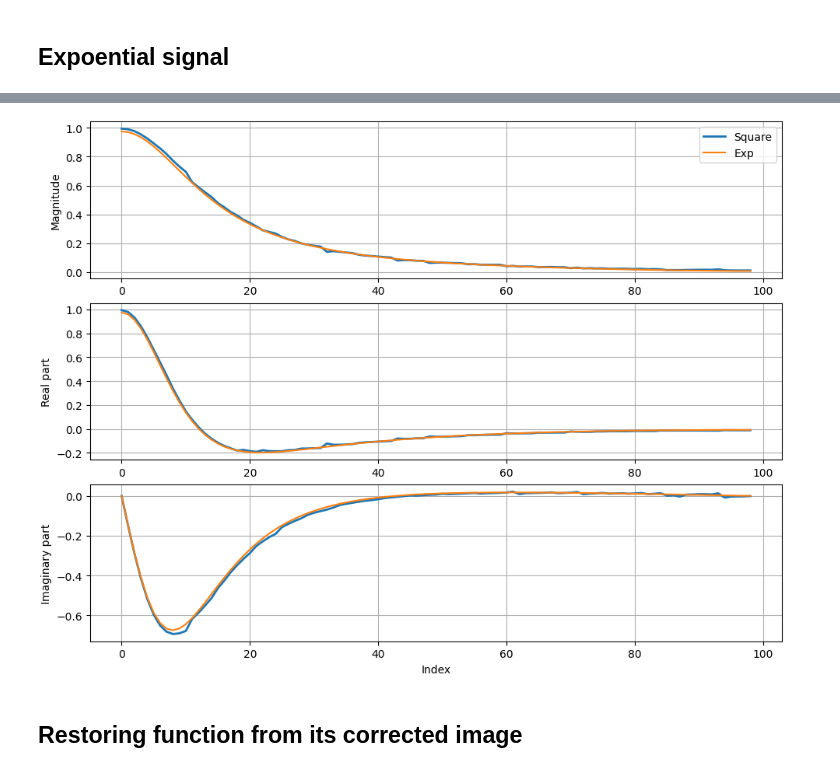
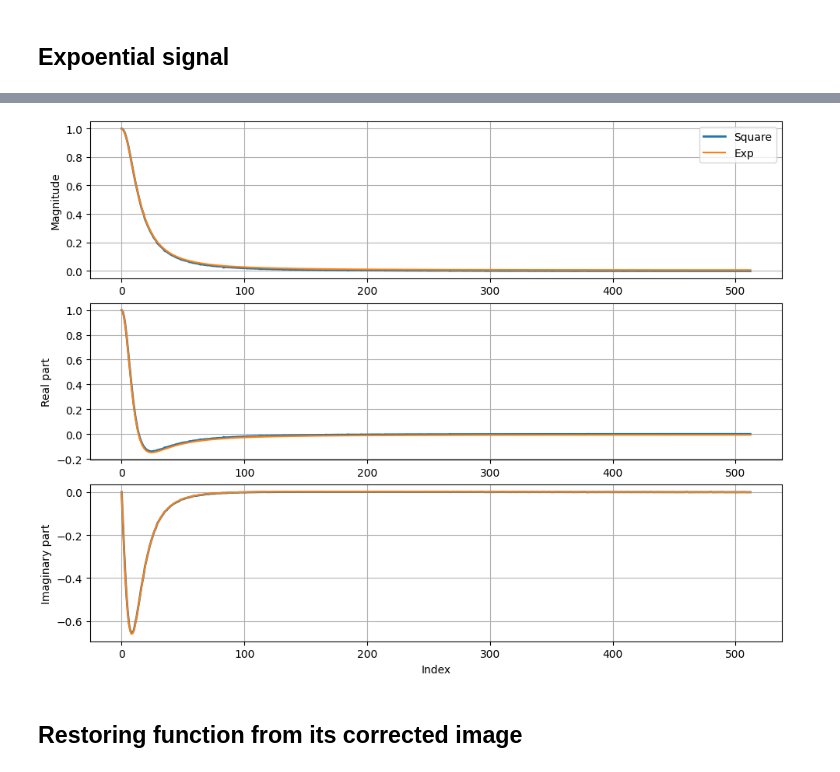
Before and after one commit to Denys-Klekots/GRAiNITA_testbeam, a Jupyter notebook: PSD/Fourrier_corrections_proof_of_concept/demonstration.ipynb, the cells around one changed output, grey strips where cells are left out. Cells and saved outputs as stored; diff of their text form; code cells hidden in the pictures.

```diff
--- a/PSD/Fourrier_corrections_proof_of_concept/demonstration.ipynb
+++ b/PSD/Fourrier_corrections_proof_of_concept/demonstration.ipynb
@@ -53,11 +53,13 @@ def trueSig(t:np.ndarray, t0):
 
     return np.real(ans)
 # %%
-num_points = 197
+num_points = 1970
 
 t = np.linspace(0.0, 9.1e-10, num_points, dtype=np.float128)
 
 sample_rate = 9.1e-10/num_points
+
+num_of_comps = num_points
 # %% [markdown]
 ## Calculate first square signal
 # %%
@@ -251,7 +143,7 @@ plt.grid()
 # %% [markdown]
 ## Expoential signal
 # %%
-Lam = 1/(20*sample_rate)
+Lam = 1/(200*sample_rate)
 
 D = np.real(U0/(Lam**2*R*C*L - R*C*L*(R_l/L + 1/(R*C))*Lam + R+R_l ))
 
@@ -277,8 +169,6 @@ plt.legend()
 ##  fourrier images  ##
 ### #### #### #### ####
 
-num_of_comps = 120
-
 tr_I_exp      = np.fft.rfft(I_exp     )
 tr_I_exp_true = np.fft.rfft(I_exp_true)
 
@@ -311,86 +226,52 @@ plt.grid()
 ## Transition function ##
 ## #### #### #### #### ##
 
-plt.figure(figsize=(6.4*3/2, 4.8*3/2), constrained_layout=True)
-
-tran_fun_s_1   = tr_I_1/tr_I_1_true
-tran_fun_s_2   = tr_I_2/tr_I_2_true
-tran_fun_s_3   = tr_I_3/tr_I_3_true
-
-### #### #### #### #### #### #### ####
-## Real part of transition function ##
-### #### #### #### #### #### #### ####
-
-uncert_1_real = np.abs(np.sqrt(1+tran_fun_s_1.real**2)/tr_I_1_true.real)
-uncert_2_real = np.abs(np.sqrt(1+tran_fun_s_2.real**2)/tr_I_2_true.real)
-uncert_3_real = np.abs(np.sqrt(1+tran_fun_s_3.real**2)/tr_I_3_true.real)
-
-# uncert_1_real = 1/np.abs(tr_I_1_true.real)
-# uncert_2_real = 1/np.abs(tr_I_2_true.real)
-
-tran_fun_s_real = np.empty_like(tran_fun_s_1, dtype=np.float128)
-
-tran_fun_s_real[(uncert_1_real <= uncert_2_real)*(uncert_1_real <= uncert_3_real)] = tran_fun_s_1[(uncert_1_real <= uncert_2_real)*(uncert_1_real <= uncert_3_real)].real
-tran_fun_s_real[(uncert_2_real <  uncert_1_real)*(uncert_2_real <  uncert_3_real)] = tran_fun_s_2[(uncert_2_real <  uncert_1_real)*(uncert_2_real <  uncert_3_real)].real
-tran_fun_s_real[(uncert_3_real <  uncert_1_real)*(uncert_3_real <  uncert_2_real)] = tran_fun_s_3[(uncert_3_real <  uncert_1_real)*(uncert_3_real <  uncert_2_real)].real
-
-
-#### #### #### #### #### #### #### #### ####
-## Imagionary part of transition function ##
-#### #### #### #### #### #### #### #### ####
-
-uncert_1_imag = np.abs(np.sqrt(1+tran_fun_s_1.imag**2)/tr_I_1_true.imag)
-uncert_2_imag = np.abs(np.sqrt(1+tran_fun_s_2.imag**2)/tr_I_2_true.imag)
-uncert_3_imag = np.abs(np.sqrt(1+tran_fun_s_3.imag**2)/tr_I_3_true.imag)
-
-# uncert_1_imag = 1/np.abs(tr_I_1_true.imag)
-# uncert_2_imag = 1/np.abs(tr_I_2_true.imag)
-
-tran_fun_s_imag = np.empty_like(tran_fun_s_1, dtype=np.float128)
-
-tran_fun_s_imag[(uncert_1_imag <= uncert_2_imag)*(uncert_1_imag <= uncert_3_imag)] = tran_fun_s_1[(uncert_1_imag <= uncert_2_imag)*(uncert_1_imag <= uncert_3_imag)].imag
-tran_fun_s_imag[(uncert_2_imag <  uncert_1_imag)*(uncert_2_imag <  uncert_3_imag)] = tran_fun_s_2[(uncert_2_imag <  uncert_1_imag)*(uncert_2_imag <  uncert_3_imag)].imag
-tran_fun_s_imag[(uncert_3_imag <  uncert_1_imag)*(uncert_3_imag <  uncert_2_imag)] = tran_fun_s_3[(uncert_3_imag <  uncert_1_imag)*(uncert_3_imag <  uncert_2_imag)].imag
-
+tran_fun_s_1   = tr_I_1*tr_I_1_true.conjugate()/np.abs(tr_I_1_true)**2
+tran_fun_s_2   = tr_I_2*tr_I_2_true.conjugate()/np.abs(tr_I_2_true)**2
+tran_fun_s_3   = tr_I_3*tr_I_3_true.conjugate()/np.abs(tr_I_3_true)**2
 
 #### #### #### #### #### #### ####
-## Comples transition function ##
+## Comples transition function  ##
 #### #### #### #### #### #### ####
 
-tran_fun_s = tran_fun_s_real + 1j*tran_fun_s_imag
+tran_fun_s_i = np.vstack([tran_fun_s_1, tran_fun_s_2, tran_fun_s_3])
+
+tran_fun_s = tran_fun_s_i[np.argmax(tr_I_i_true_abs, axis=0), np.arange(tran_fun_s_1.size)]
 
 tran_fun_exp = tr_I_exp/tr_I_exp_true
+
+plt.figure(figsize=(6.4*3/2, 4.8*3/2), constrained_layout=True)
 
 plt.subplot(3,1,1)
 # plt.plot(np.abs(tran_fun_s_1)[:num_of_comps], label="Square 1" )
 # plt.plot(np.abs(tran_fun_s_2)[:num_of_comps], label="Square 2" )
 plt.plot(np.abs(tran_fun_s  )[:num_of_comps], label = "Square", linewidth = 2)
 plt.plot(np.abs(tran_fun_exp)[:num_of_comps], label = "Exp" )
 # plt.ylim(0, 1)
 plt.legend()
 plt.ylabel("Magnitude")
 plt.grid()
 
 plt.subplot(3,1,2)
 # plt.plot(np.real(tran_fun_s_1)[:num_of_comps] )
 # plt.plot(np.real(tran_fun_s_2)[:num_of_comps] )
 plt.plot(np.real(tran_fun_s  )[:num_of_comps], linewidth = 2 )
 plt.plot(np.real(tran_fun_exp)[:num_of_comps] )
 # plt.ylim(-1, 1)
 plt.ylabel("Real part")
 plt.grid()
 
 plt.subplot(3,1,3)
 # plt.plot(np.imag(tran_fun_s_1)[:num_of_comps] )
 # plt.plot(np.imag(tran_fun_s_2)[:num_of_comps] )
 plt.plot(np.imag(tran_fun_s  )[:num_of_comps], linewidth = 2 )
 plt.plot(np.imag(tran_fun_exp)[:num_of_comps] )
 # plt.ylim(-1, 1)
 plt.ylabel("Imaginary part")
 plt.xlabel("Index")
 plt.grid()
 # %% [output]
-[figure, old version]
+[figure, new version]
 # %% [markdown]
 ## Restoring function from its corrected image
 # %%
```
Also changed, not shown: parts of 11 cells of this notebook.
